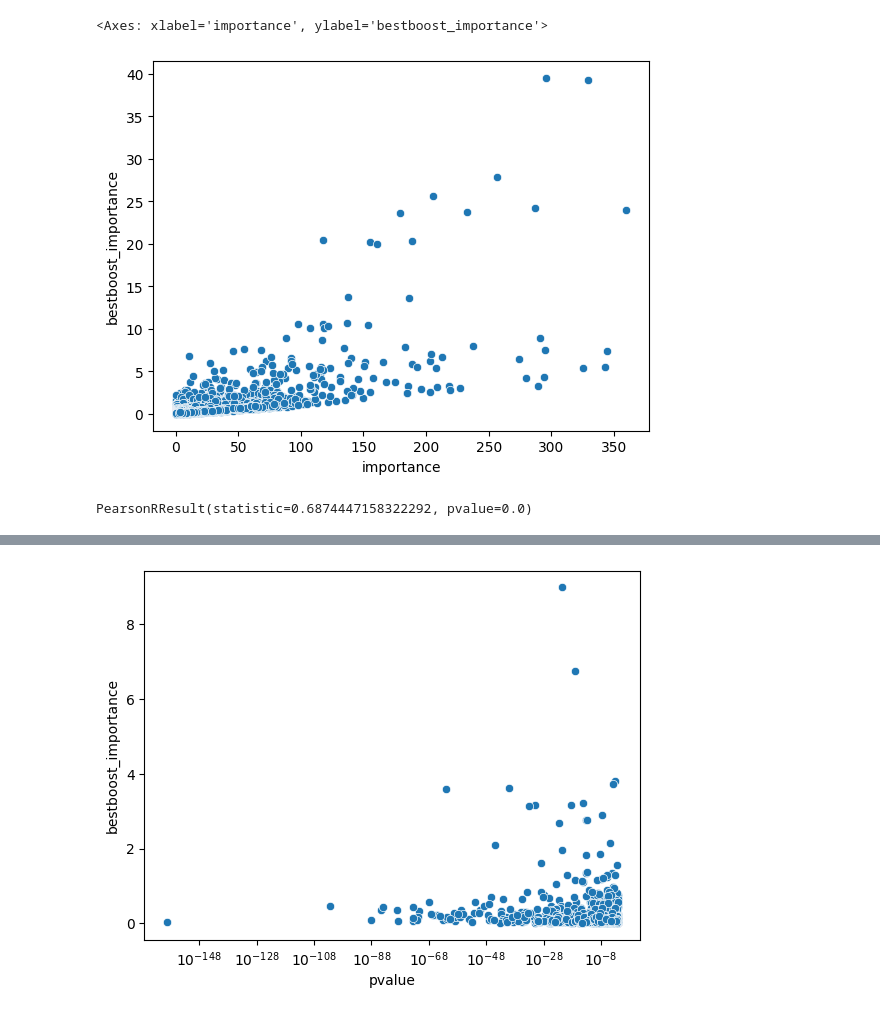
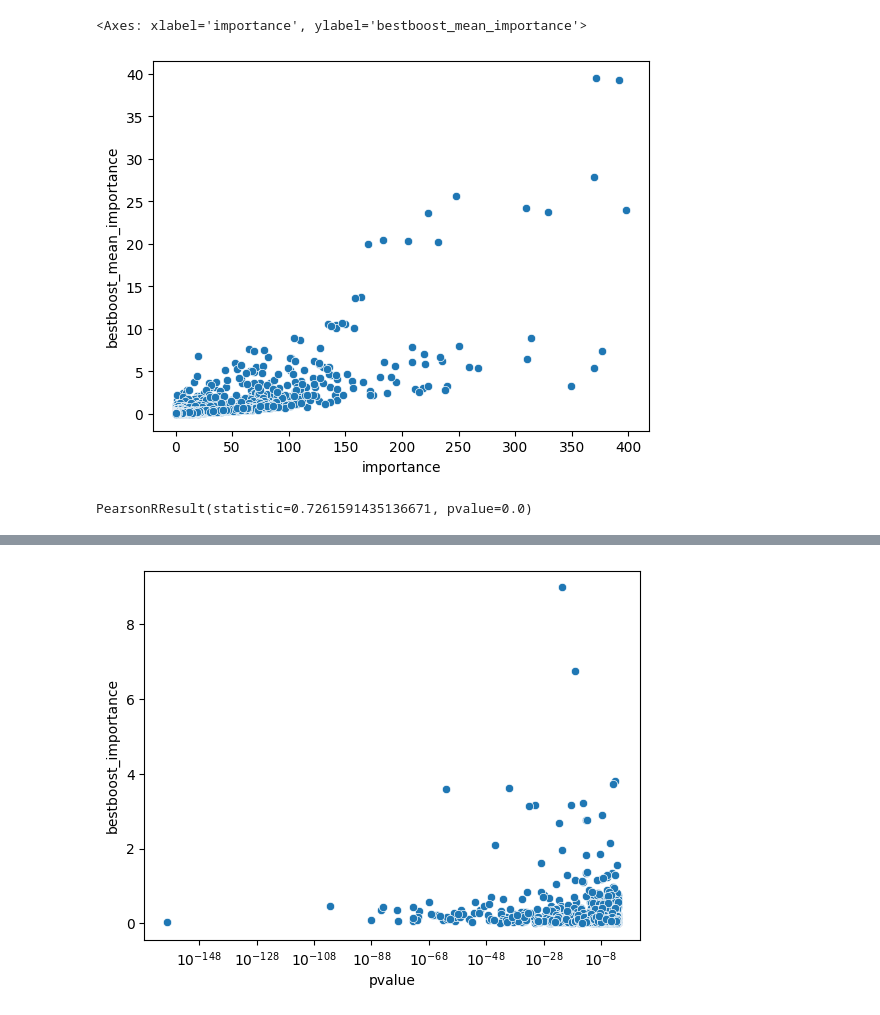
Before and after one commit to ANazaret/causalbench, a Jupyter notebook: notebooks/Importances analysis.ipynb, the cells around one changed output, grey strips where cells are left out. Cells and saved outputs as stored; diff of their text form; code cells hidden in the pictures.

```diff
--- a/notebooks/Importances analysis.ipynb
+++ b/notebooks/Importances analysis.ipynb
@@ -45,7 +31,7 @@ for target in importances_df["target"].unique():
 # %%
 for target in importances_df["target"].unique():
     target_df = importances_df[importances_df["target"] == target]
-    mean_df = pd.DataFrame(target_df.values[:, :-2].mean(axis=0).T, columns=["mean"])
-    sns.histplot(data=mean_df, x="mean", bins=20)
+    mean_df = pd.DataFrame(np.count_nonzero(target_df.values[:, :-2], axis=0).T, columns=["nonzero"])
+    sns.histplot(data=mean_df, x="nonzero", bins=20)
     break
 # %% [output]
@@ -53,15 +39,6 @@ for target in importances_df["target"].unique():
-# %%
-min_dfs = []
-for target in importances_df["target"].unique():
-    target_df = importances_df[importances_df["target"] == target]
-    min_df = pd.DataFrame(target_df.values[:, :-2].min(axis=0).T, columns=["min"])
-#     sns.histplot(data=min_df, x="min", bins=20)
-    min_dfs.append(min_df)
-full_min_df = pd.concat(min_dfs, axis=0)
-sns.histplot(data=full_min_df, x="min", bins=20)
 # %%
 # check alignment with GRNboost importances
-grn_df = pd.read_csv("../output/betterboost-87.csv", index_col=0, header=0)
+grn_df = pd.read_csv("../output/betterboost-269.csv", index_col=0, header=0)
 grn_df
 # %% [output]
 |  | TF | target | importance | pvalue | pvalue_rank |
@@ -81,7 +58,8 @@ grn_df
 edge_importance_dfs = []
 for target in importances_df["target"].unique():
     target_df = importances_df[importances_df["target"] == target]
-    mean_df = pd.DataFrame(np.mean(target_df.values[:, :-2], axis=0).T, columns=["bestboost_importance"])
+    mean_df = pd.DataFrame(np.mean(target_df.values[:, :-2], axis=0).T, columns=["bestboost_mean_importance"])
+    mean_df["bestboost_nonzero_ct"] = np.count_nonzero(target_df.fillna(0).values[:, :-2], axis=0)
     mean_df["TF"] = target_df.columns[:-2]
     mean_df["target"] = target
     edge_importance_dfs.append(mean_df)
@@ -123,9 +101,9 @@ intersection_df
 # %%
-sns.scatterplot(intersection_df, x="importance", y="bestboost_importance")
+sns.scatterplot(intersection_df, x="importance", y="bestboost_mean_importance")
 # %% [output]
-<Axes: xlabel='importance', ylabel='bestboost_importance'>
+<Axes: xlabel='importance', ylabel='bestboost_mean_importance'>
-[figure, old version]
+[figure, new version]
 # %%
-scipy.stats.pearsonr(x=intersection_df.importance, y=intersection_df.bestboost_importance)
+scipy.stats.pearsonr(x=intersection_df.importance, y=intersection_df.bestboost_mean_importance)
 # %% [output]
-PearsonRResult(statistic=0.6874447158322292, pvalue=0.0)
+PearsonRResult(statistic=0.7261591435136671, pvalue=0.0)
```
Also changed, not shown: parts of 16 cells of this notebook, 3 other files.
